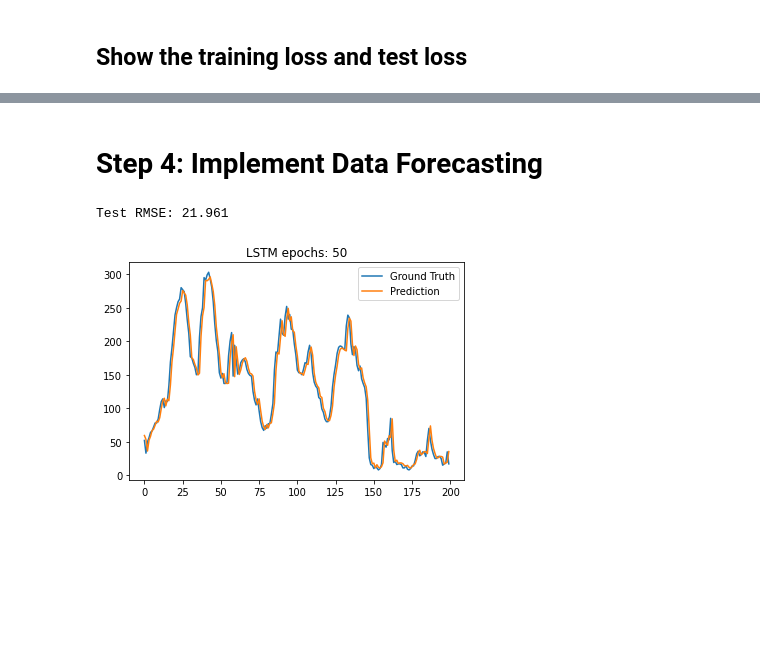
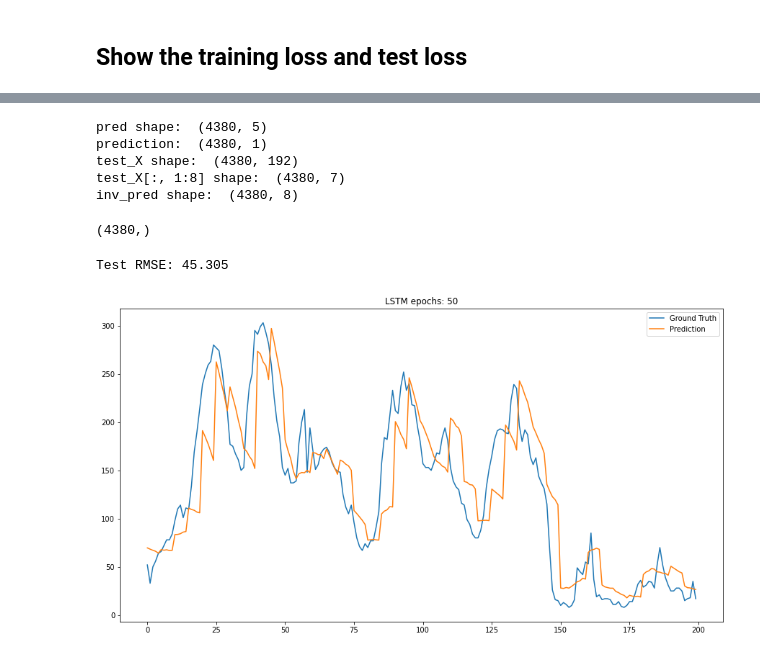
Before and after one commit to ttezy/Time-Sequence-Analysis, a Jupyter notebook: LSTM_Multivariate.ipynb, the cells around one changed output, grey strips where cells are left out. Saved outputs shown, nothing was run; the diff lists cells and outputs as text; code cells hidden in the pictures; blank space fills up the shorter version.

```diff
--- a/LSTM_Multivariate.ipynb
+++ b/LSTM_Multivariate.ipynb
@@ -83,6 +84,8 @@ df.head()
 ## **Normalize data values between 0 and 1**
 # %%
 values = df.values
+y_true = values[int(len(values) * 0.9):, 0]
+
 # ensure all data is float
 values = values.astype('float32')
 # normalize features
@@ -202,0 +277,4 @@ Epoch 50/50
+# %%
+epochs = 50 # modify here to choose training epoches
+history = model.fit(train_X_reshape, train_y, epochs=epochs, batch_size=72, validation_data=(test_X_reshape, test_y), verbose=2,
+                    shuffle=False)
@@ -213,27 +309,44 @@ plt.show()
-# %% [markdown]
-# **Step 4: Implement Data Forecasting**
+# %%
+result = model.predict(test_X_reshape)
+
+
+prediction = np.array([])
+for i in range(0, len(test_X), futureStep):
+  prediction = np.append(prediction, result[i])
+prediction = prediction[:len(test_X)]
+y_true = y_true[:len(test_X)]
+
+prediction = prediction.reshape((len(prediction), 1))
+inv_pred = concatenate((prediction, test_X[:, 1:8]), axis=1)
+
+print("pred shape: ", pred.shape)
+print("prediction: ", prediction.shape)
+print("test_X shape: ", test_X.shape)
+print("test_X[:, 1:8] shape: ", test_X[:, 1:8].shape)
+print("inv_pred shape: ", inv_pred.shape)
+# %% [output]
+pred shape:  (4380, 5)
+prediction:  (4380, 1)
+test_X shape:  (4380, 192)
+test_X[:, 1:8] shape:  (4380, 7)
+inv_pred shape:  (4380, 8)
+# %%
+inv_pred = scaler.inverse_transform(inv_pred)[:, 0]
+# %%
+print(y_true.shape)
+# %% [output]
+(4380,)
 # %%
-futureStep = 1
-yhat = model.predict(test_X, steps=futureStep)
-test_X = test_X.reshape((test_X.shape[0], test_X.shape[2]))
-# invert scaling for forecast
-inv_yhat = concatenate((yhat, test_X[:, 1:]), axis=1)
-inv_yhat = scaler.inverse_transform(inv_yhat)
-inv_yhat = inv_yhat[:, 0]
-# invert scaling for actual
-test_y = test_y.reshape((len(test_y), 1))
-inv_y = concatenate((test_y, test_X[:, 1:]), axis=1)
-inv_y = scaler.inverse_transform(inv_y)
-inv_y = inv_y[:, 0]
 # calculate RMSE
-rmse = sqrt(mean_squared_error(inv_y, inv_yhat))
+rmse = sqrt(mean_squared_error(y_true, inv_pred))
 print('Test RMSE: %.3f' % rmse)
 
-plt.plot(inv_y[:200], label='Ground Truth')
-plt.plot(inv_yhat[:200], label='Prediction')
+plt.figure(figsize=(15, 8))
+plt.plot(y_true[:200], label='Ground Truth')
+plt.plot(inv_pred[:200], label='Prediction')
 plt.title("LSTM epochs: " + str(epochs))
 plt.legend()
 plt.show()
 # %% [output]
-Test RMSE: 21.961
+Test RMSE: 45.305
-[figure, old version]
+[figure, new version]
```
Also changed, not shown: parts of 16 cells of this notebook.
